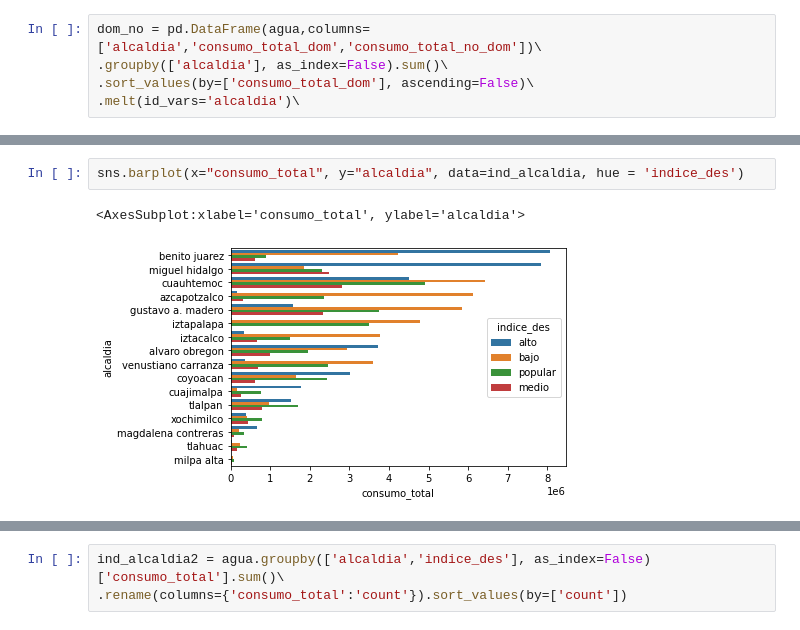
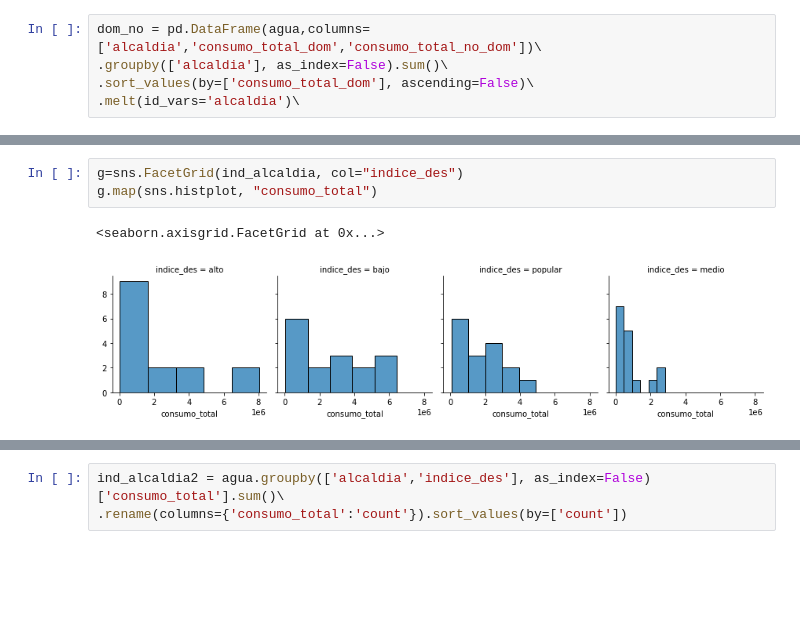
Before and after one commit to ElenaVillano/eda_geda_conagua, a Jupyter notebook: GEDA_Yus.ipynb, the cells around one changed output, grey strips where cells are left out. Saved outputs shown, nothing was run; the diff lists cells and outputs as text; blank space fills up the shorter version.

```diff
--- a/GEDA_Yus.ipynb
+++ b/GEDA_Yus.ipynb
@@ -48,5 +21,6 @@ ind_alcaldia
-# %%
-sns.barplot(x="consumo_total", y="alcaldia", data=ind_alcaldia, hue = 'indice_des')
-# %% [output]
-<AxesSubplot:xlabel='consumo_total', ylabel='alcaldia'>
-[figure, removed]
+# %%
+g=sns.FacetGrid(ind_alcaldia, col="indice_des")
+g.map(sns.histplot, "consumo_total")
+# %% [output]
+<seaborn.axisgrid.FacetGrid at 0x...>
+[figure, added]
```
Also changed, not shown: parts of 8 cells of this notebook.
